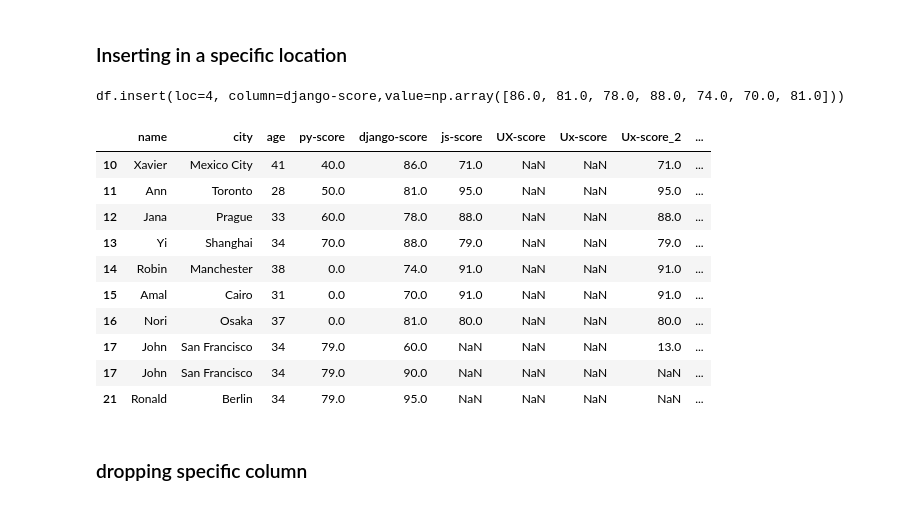
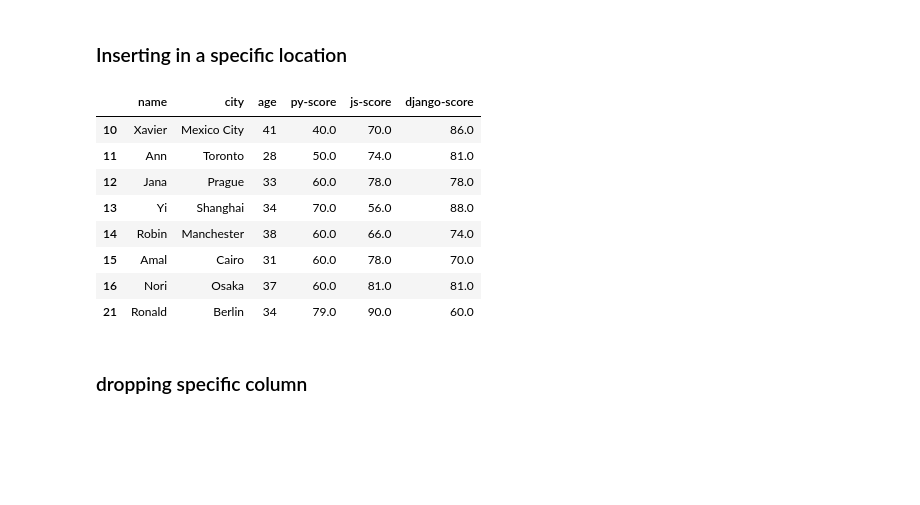
Before and after one commit to raafat-hantoush/IH_RH_DA_FT_AUG_2021, a Jupyter notebook: Class Materials/Pandas/Notebook_Code_Along_RH_Pandas_Data_Frame_General.ipynb, the cells around one changed output. Drawn from its saved outputs; the diff is of its cells as text; code cells hidden in the pictures; blank space fills up the shorter version.

```diff
--- a/Class Materials/Pandas/Notebook_Code_Along_RH_Pandas_Data_Frame_General.ipynb
+++ b/Class Materials/Pandas/Notebook_Code_Along_RH_Pandas_Data_Frame_General.ipynb
@@ -517,23 +517,20 @@ students_df
 # %% [markdown]
 ### Inserting in a specific location
 # %%
-print('df.insert(loc=4, column=django-score,value=np.array([86.0, 81.0, 78.0, 88.0, 74.0, 70.0, 81.0]))')
-students_df.insert(loc=4, column='django-score',
-          value=np.array([86.0, 81.0, 78.0, 88.0, 74.0, 70.0, 81.0,60,90,95]))
+#print('df.insert(loc=4, column=js-score,value=np.array([86.0, 81.0, 78.0, 88.0, 74.0, 70.0, 81.0]))')
+students_df.insert(loc=4, column='js-score',
+          value=np.array([70, 74, 78, 56, 66, 78, 81.0,90]))
 students_df
 # %% [output]
-df.insert(loc=4, column=django-score,value=np.array([86.0, 81.0, 78.0, 88.0, 74.0, 70.0, 81.0]))
-|  | name | city | age | py-score | django-score | js-score | UX-score | Ux-score | Ux-score_2 | ... |
-| 10 | Xavier | Mexico City | 41 | 40.0 | 86.0 | 71.0 | NaN | NaN | 71.0 | ... |
-| 11 | Ann | Toronto | 28 | 50.0 | 81.0 | 95.0 | NaN | NaN | 95.0 | ... |
-| 12 | Jana | Prague | 33 | 60.0 | 78.0 | 88.0 | NaN | NaN | 88.0 | ... |
-| 13 | Yi | Shanghai | 34 | 70.0 | 88.0 | 79.0 | NaN | NaN | 79.0 | ... |
-| 14 | Robin | Manchester | 38 | 0.0 | 74.0 | 91.0 | NaN | NaN | 91.0 | ... |
-| 15 | Amal | Cairo | 31 | 0.0 | 70.0 | 91.0 | NaN | NaN | 91.0 | ... |
-| 16 | Nori | Osaka | 37 | 0.0 | 81.0 | 80.0 | NaN | NaN | 80.0 | ... |
-| 17 | John | San Francisco | 34 | 79.0 | 60.0 | NaN | NaN | NaN | 13.0 | ... |
-| 17 | John | San Francisco | 34 | 79.0 | 90.0 | NaN | NaN | NaN | NaN | ... |
-| 21 | Ronald | Berlin | 34 | 79.0 | 95.0 | NaN | NaN | NaN | NaN | ... |
+|  | name | city | age | py-score | js-score | django-score |
+| 10 | Xavier | Mexico City | 41 | 40.0 | 70.0 | 86.0 |
+| 11 | Ann | Toronto | 28 | 50.0 | 74.0 | 81.0 |
+| 12 | Jana | Prague | 33 | 60.0 | 78.0 | 78.0 |
+| 13 | Yi | Shanghai | 34 | 70.0 | 56.0 | 88.0 |
+| 14 | Robin | Manchester | 38 | 60.0 | 66.0 | 74.0 |
+| 15 | Amal | Cairo | 31 | 60.0 | 78.0 | 70.0 |
+| 16 | Nori | Osaka | 37 | 60.0 | 81.0 | 81.0 |
+| 21 | Ronald | Berlin | 34 | 79.0 | 90.0 | 60.0 |
 # %% [markdown]
 ### dropping specific column
 # %%
```
Also changed, not shown: parts of 39 cells of this notebook, 2 other files.
